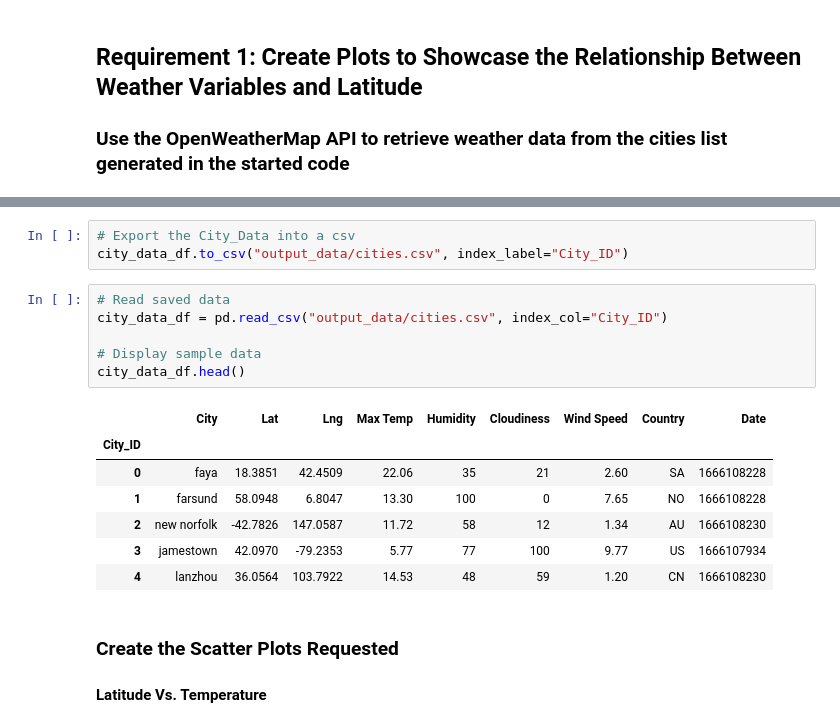
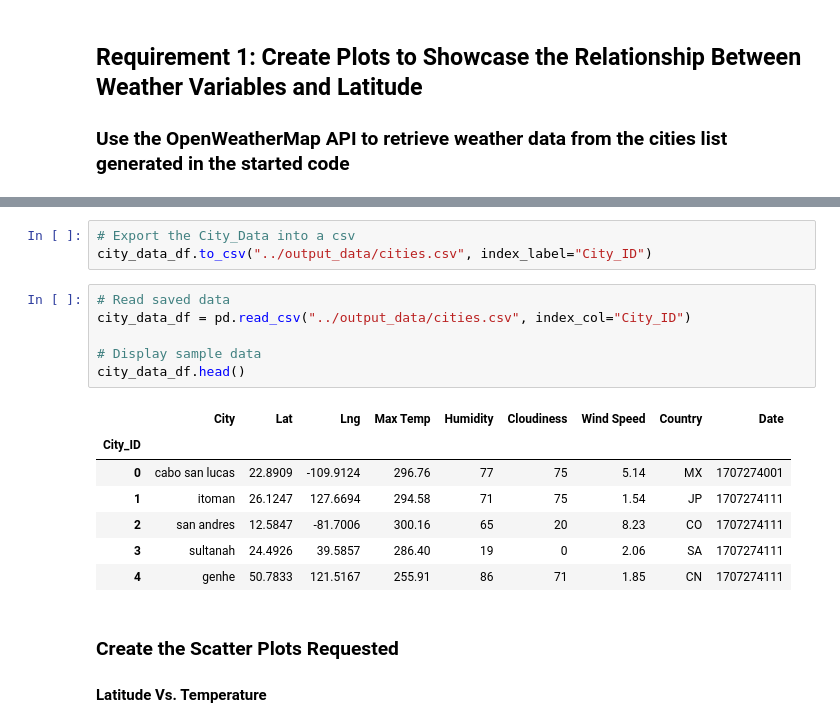
Before and after one commit to DKogge/python-api-challenge, a Jupyter notebook: Starter_Code/Starter_Code/starter_code/WeatherPy.ipynb, the cells around one changed output, grey strips where cells are left out. Drawn from its saved outputs; the diff is of its cells as text.

```diff
--- a/Starter_Code/Starter_Code/starter_code/WeatherPy.ipynb
+++ b/Starter_Code/Starter_Code/starter_code/WeatherPy.ipynb
@@ -161,20 +175,20 @@ city_data_df.head()
 # %%
 # Export the City_Data into a csv
-city_data_df.to_csv("output_data/cities.csv", index_label="City_ID")
+city_data_df.to_csv("../output_data/cities.csv", index_label="City_ID")
 # %%
 # Read saved data
-city_data_df = pd.read_csv("output_data/cities.csv", index_col="City_ID")
+city_data_df = pd.read_csv("../output_data/cities.csv", index_col="City_ID")
 
 # Display sample data
 city_data_df.head()
 # %% [output]
 |  | City | Lat | Lng | Max Temp | Humidity | Cloudiness | Wind Speed | Country | Date |
 | City_ID |  |  |  |  |  |  |  |  |  |
-| 0 | faya | 18.3851 | 42.4509 | 22.06 | 35 | 21 | 2.60 | SA | 1666108228 |
-| 1 | farsund | 58.0948 | 6.8047 | 13.30 | 100 | 0 | 7.65 | NO | 1666108228 |
-| 2 | new norfolk | -42.7826 | 147.0587 | 11.72 | 58 | 12 | 1.34 | AU | 1666108230 |
-| 3 | jamestown | 42.0970 | -79.2353 | 5.77 | 77 | 100 | 9.77 | US | 1666107934 |
-| 4 | lanzhou | 36.0564 | 103.7922 | 14.53 | 48 | 59 | 1.20 | CN | 1666108230 |
+| 0 | cabo san lucas | 22.8909 | -109.9124 | 296.76 | 77 | 75 | 5.14 | MX | 1707274001 |
+| 1 | itoman | 26.1247 | 127.6694 | 294.58 | 71 | 75 | 1.54 | JP | 1707274111 |
+| 2 | san andres | 12.5847 | -81.7006 | 300.16 | 65 | 20 | 8.23 | CO | 1707274111 |
+| 3 | sultanah | 24.4926 | 39.5857 | 286.40 | 19 | 0 | 2.06 | SA | 1707274111 |
+| 4 | genhe | 50.7833 | 121.5167 | 255.91 | 86 | 71 | 1.85 | CN | 1707274111 |
 # %% [markdown]
 ### Create the Scatter Plots Requested
 
```
Also changed, not shown: parts of 5 cells of this notebook, 1 other file.
